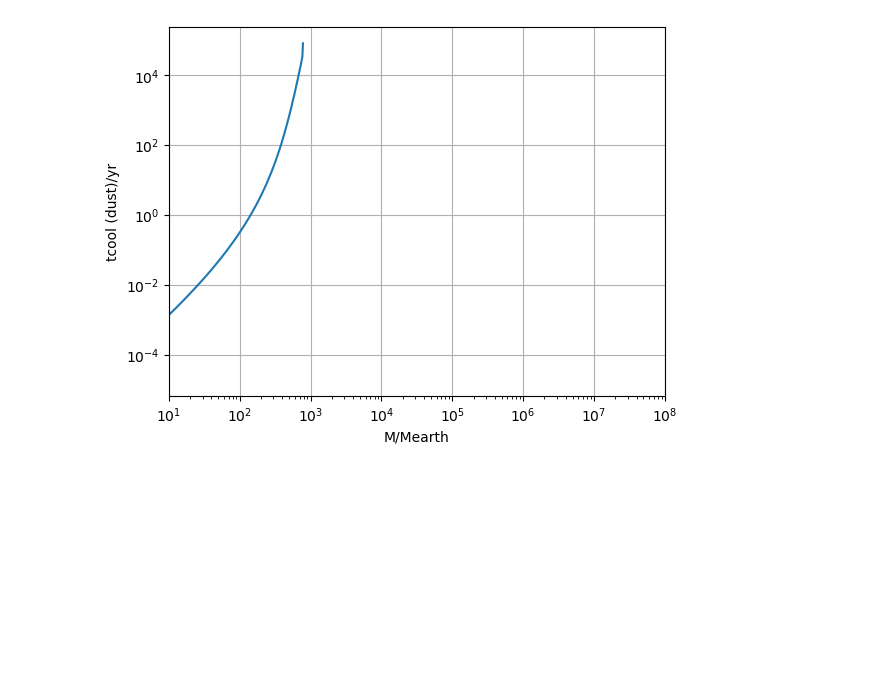
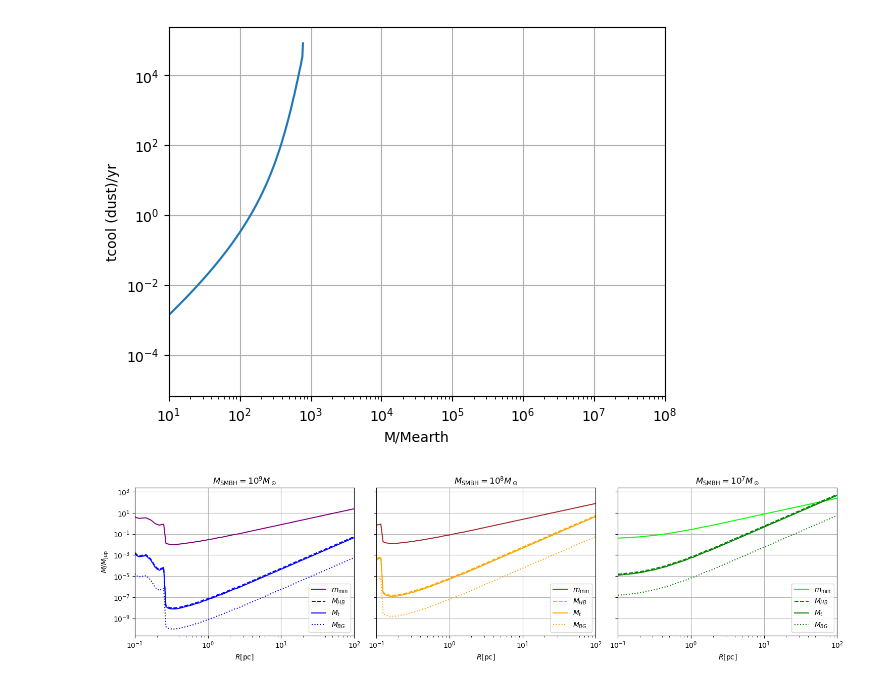
Before and after one commit to mbhupe/EmbeddedAGN, a Jupyter notebook: planetsAGN-magnetic_work.ipynb, the cells around one changed output. Saved outputs shown, nothing was run; the diff lists cells and outputs as text; code cells hidden in the pictures; blank space fills up the shorter version.

```diff
--- a/planetsAGN-magnetic_work.ipynb
+++ b/planetsAGN-magnetic_work.ipynb
@@ -846,3 +874,69 @@ plt.xlim(10,1e8)
 plt.grid()
 # %% [output]
 [figure]
+# %%
+delta= 1e-4;
+St_form=1e-2;
+St_acc=1e-1;
+
+mt9=param_dic1['h'][1][cutr:]**6*1e9*Msun; mhb9 = mt9/(8*St_acc); mbg9 = mt9/8*St_acc
+mt8=param_dic2['h'][1][cutr:]**6*1e8*Msun; mhb8 = mt8/(8*St_acc); mbg8 = mt8/8*St_acc
+mt7=param_dic3['h'][1][cutr:]**6*1e7*Msun; mhb7 = mt7/(8*St_acc); mbg7 = mt7/8*St_acc
+
+fig,(ax1,ax2,ax3) = plt.subplots(1,3,figsize=(15,4),sharey=True)
+
+mmin  = 1/9. * (delta/St_form)**1.5 * param_dic1['h'][1]**3 * 1e9*Msun
+ax1.plot(param_dic1['rrs'][1][cutr:], mmin[cutr:]/Mjup,color='purple',label=r'$m_{\rm min}$')
+ax1.plot(param_dic1['rrs'][1][cutr:], mhb9/Mjup,color='blue',linestyle="dashed",label=r'$M_{HB}$')
+ax1.plot(param_dic1['rrs'][1][cutr:], mt9/Mjup,color='blue',label=r'$M_t$')
+ax1.plot(param_dic1['rrs'][1][cutr:], mbg9/Mjup,color='blue',linestyle="dotted",label=r'$M_{BG}$')
+
+mmin  = 1/9. * (delta/St_form)**1.5 * param_dic2['h'][1]**3 * 1e8*Msun
+ax2.plot(param_dic2['rrs'][1][cutr:], mmin[cutr:]/Mjup,color='brown',label=r'$m_{\rm min}$')
+ax2.plot(param_dic2['rrs'][1][cutr:], mhb8/Mjup,color='orange',linestyle="dashed",label=r'$M_{HB}$')
+ax2.plot(param_dic2['rrs'][1][cutr:], mt8/Mjup,color='orange',label=r'$M_t$')
+ax2.plot(param_dic2['rrs'][1][cutr:], mbg8/Mjup,color='orange',linestyle="dotted",label=r'$M_{BG}$')
+
+mmin  = 1/9. * (delta/St_form)**1.5 * param_dic3['h'][1]**3 * 1e7*Msun
+ax3.plot(param_dic2['rrs'][1][cutr:], mmin[cutr:]/Mjup,color='lime',label=r'$m_{\rm min}$')
+ax3.plot(param_dic3['rrs'][1][cutr:], mhb7/Mjup,color='green',linestyle="dashed",label=r'$M_{HB}$')
+ax3.plot(param_dic3['rrs'][1][cutr:], mt7/Mjup,color='green',label=r'$M_t$')
+ax3.plot(param_dic3['rrs'][1][cutr:], mbg7/Mjup,color='green',linestyle="dotted",label=r'$M_{BG}$')
+
+ax1.grid()
+ax2.grid()
+ax3.grid()
+
+ax1.legend()
+ax2.legend()
+ax3.legend()
+
+
+ax1.set_xlim(1e-1,1e2)
+ax1.set_xscale('log')
+ax1.set_yscale('log')
+
+ax2.set_xlim(1e-1,1e2)
+ax2.set_xscale('log')
+ax2.set_yscale('log')
+
+ax3.set_xlim(1e-1,1e2)
+ax3.set_xscale('log')
+ax3.set_yscale('log')
+
+ax1.set_xlabel(r'$R$[pc]')
+ax2.set_xlabel(r'$R$[pc]')
+ax3.set_xlabel(r'$R$[pc]')
+
+ax1.set_title(r'$M_{\rm SMBH}=10^9 M_\odot$')
+ax2.set_title(r'$M_{\rm SMBH}=10^8 M_\odot$')
+ax3.set_title(r'$M_{\rm SMBH}=10^7 M_\odot$')
+
+ax1.set_ylabel(r'$M/M_\mathrm{jup}$')
+
+plt.tight_layout()
+
+plt.savefig("pebble_accretion_regimes.pdf")
+plt.savefig("pebble_accretion_regimes.png")
+# %% [output]
+[figure, added]
```
Also changed, not shown: parts of 3 cells of this notebook.
